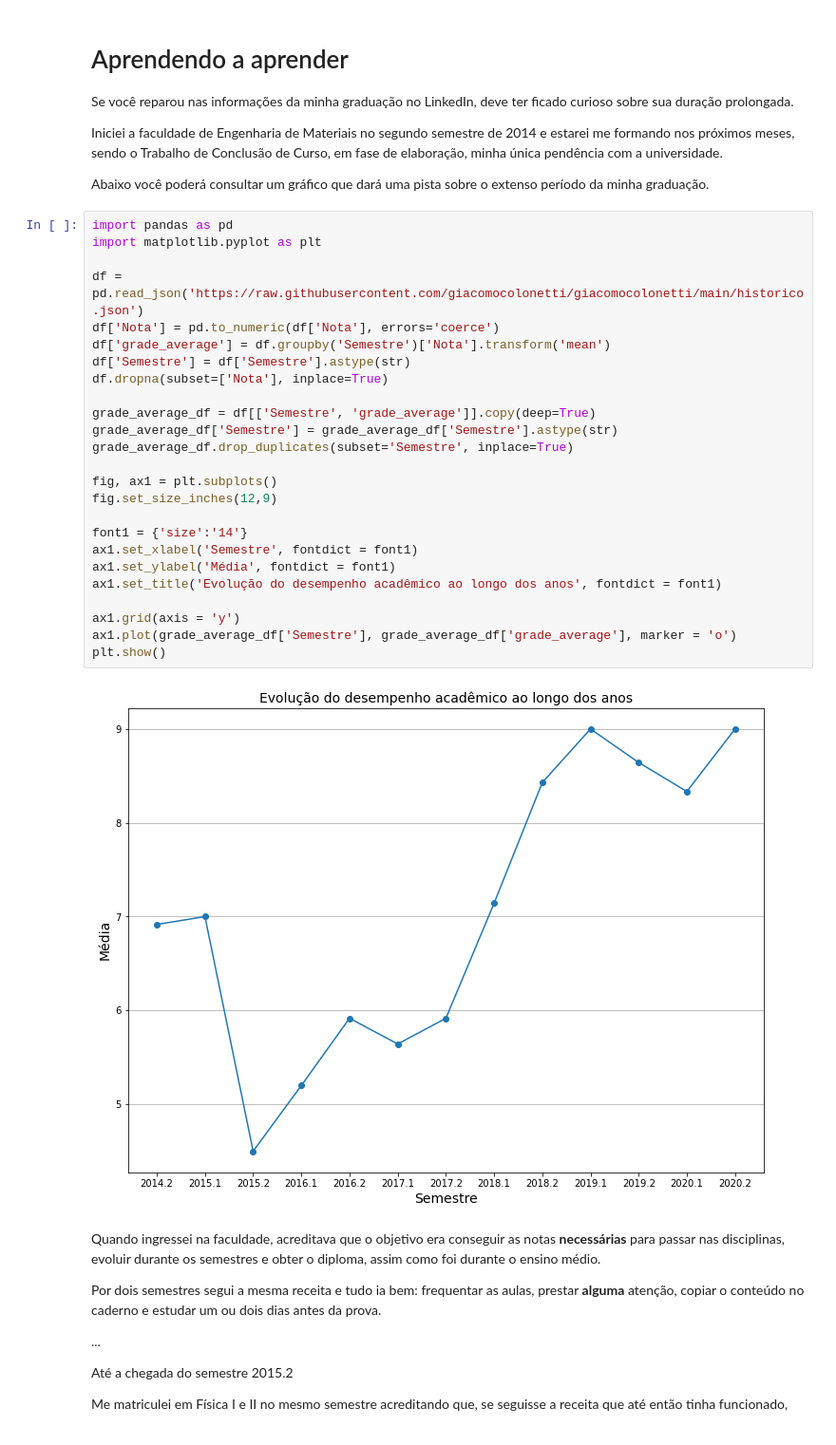
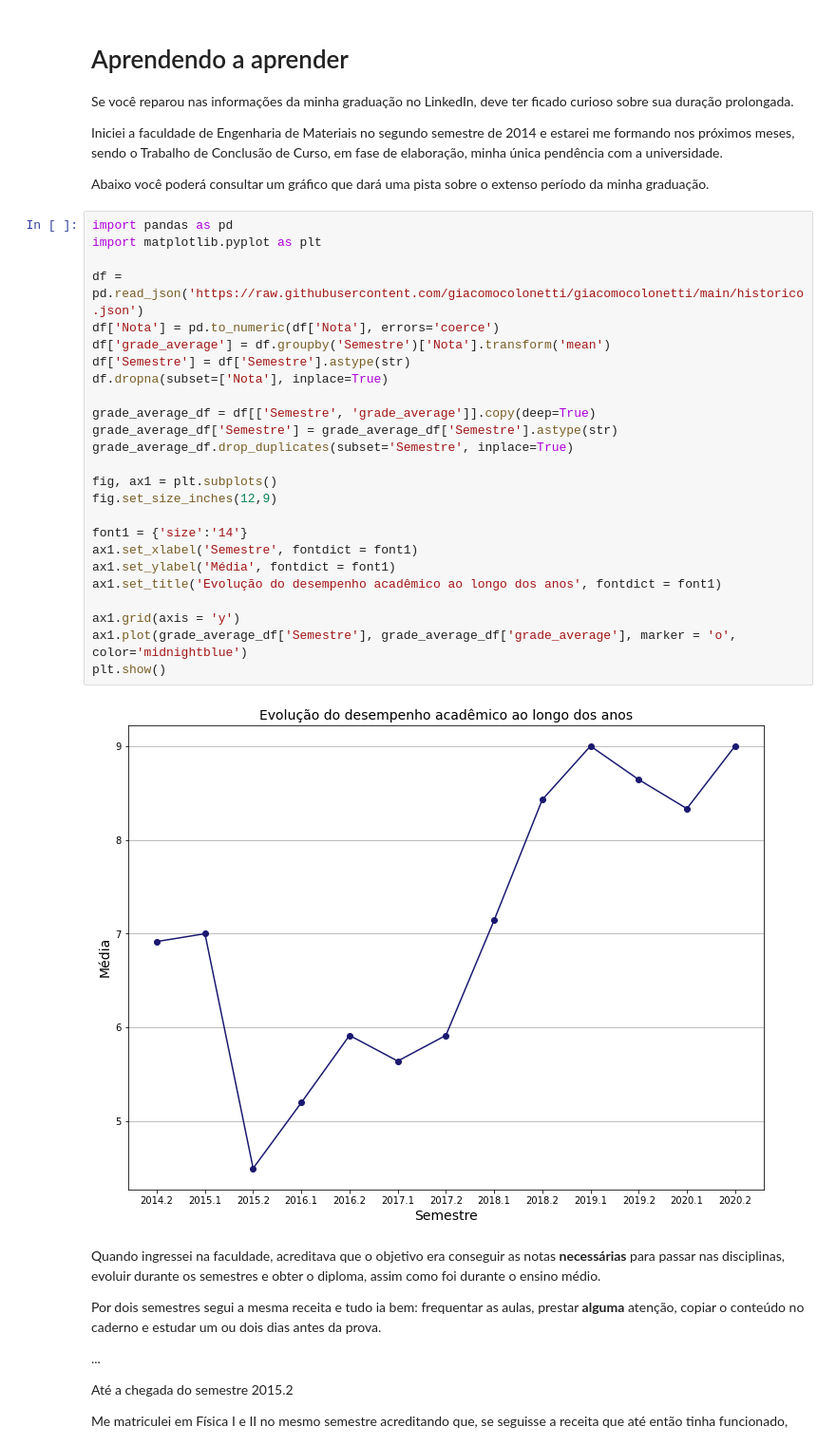
Before and after one commit to giacomocolonetti/giacomocolonetti, a Jupyter notebook: me.ipynb, the cells around one changed output. Shown: that part at 95% size. Drawn from its saved outputs; the diff is of its cells as text.

```diff
--- a/me.ipynb
+++ b/me.ipynb
@@ -17,30 +17,30 @@ Abaixo você poderá consultar um gráfico que dará uma pista sobre o extenso p
 # %%
 import pandas as pd
 import matplotlib.pyplot as plt
 
 df = pd.read_json('https://raw.githubusercontent.com/giacomocolonetti/giacomocolonetti/main/historico.json')
 df['Nota'] = pd.to_numeric(df['Nota'], errors='coerce')
 df['grade_average'] = df.groupby('Semestre')['Nota'].transform('mean')
 df['Semestre'] = df['Semestre'].astype(str)
 df.dropna(subset=['Nota'], inplace=True)
 
 grade_average_df = df[['Semestre', 'grade_average']].copy(deep=True)
 grade_average_df['Semestre'] = grade_average_df['Semestre'].astype(str)
 grade_average_df.drop_duplicates(subset='Semestre', inplace=True)
 
 fig, ax1 = plt.subplots()
 fig.set_size_inches(12,9)
 
 font1 = {'size':'14'}
 ax1.set_xlabel('Semestre', fontdict = font1)
 ax1.set_ylabel('Média', fontdict = font1)
 ax1.set_title('Evolução do desempenho acadêmico ao longo dos anos', fontdict = font1)
 
 ax1.grid(axis = 'y')
-ax1.plot(grade_average_df['Semestre'], grade_average_df['grade_average'], marker = 'o')
+ax1.plot(grade_average_df['Semestre'], grade_average_df['grade_average'], marker = 'o', color='midnightblue')
 plt.show()
 # %% [output]
-[figure, old version]
+[figure, new version]
 # %% [markdown]
 Quando ingressei na faculdade, acreditava que o objetivo era conseguir as notas **necessárias** para passar nas disciplinas, evoluir durante os semestres e obter o diploma, assim como foi durante o ensino médio.
 
```
Also changed, not shown: parts of 6 cells of this notebook.
